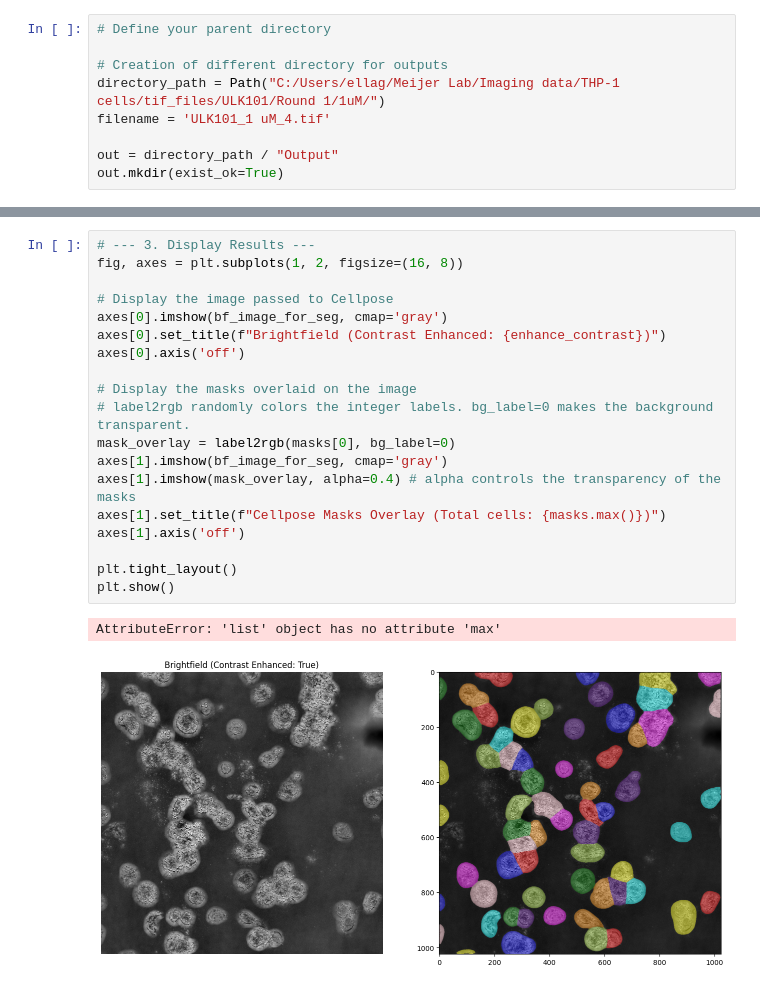
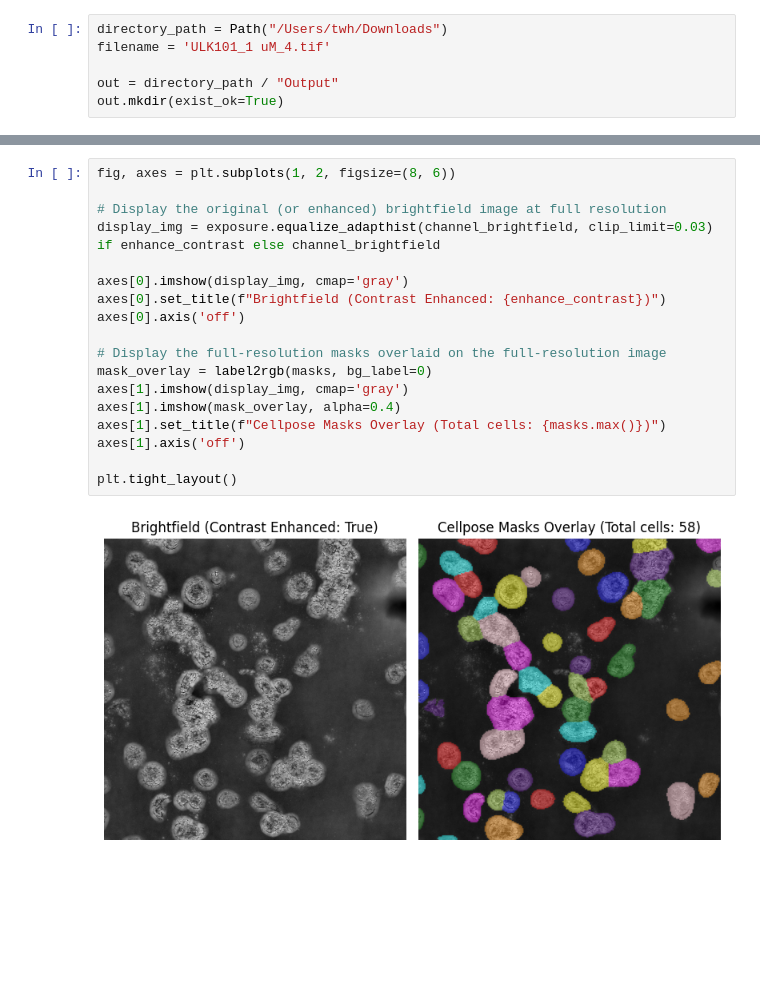
Before and after one commit to ellagiezen/lc3_colocalization, a Jupyter notebook: LC3_MAV_2.ipynb, the cells around one changed output, grey strips where cells are left out. Saved outputs shown, nothing was run; the diff lists cells and outputs as text; blank space fills up the shorter version.

```diff
--- a/LC3_MAV_2.ipynb
+++ b/LC3_MAV_2.ipynb
@@ -24,8 +27,5 @@ torch version:          2.10.0+cpu
 # %%
-# Define your parent directory
-
-# Creation of different directory for outputs
-directory_path = Path("C:/Users/ellag/Meijer Lab/Imaging data/THP-1 cells/tif_files/ULK101/Round 1/1uM/")
+directory_path = Path("/Users/twh/Downloads")
 filename = 'ULK101_1 uM_4.tif'
 
 out = directory_path / "Output"
@@ -170,22 +118,20 @@ array([[0, 0, 0, ..., 0, 0, 0],
 # %%
-# --- 3. Display Results ---
-fig, axes = plt.subplots(1, 2, figsize=(16, 8))
+fig, axes = plt.subplots(1, 2, figsize=(8, 6))
 
-# Display the image passed to Cellpose
-axes[0].imshow(bf_image_for_seg, cmap='gray')
+# Display the original (or enhanced) brightfield image at full resolution
+display_img = exposure.equalize_adapthist(channel_brightfield, clip_limit=0.03) if enhance_contrast else channel_brightfield
+
+axes[0].imshow(display_img, cmap='gray')
 axes[0].set_title(f"Brightfield (Contrast Enhanced: {enhance_contrast})")
 axes[0].axis('off')
 
-# Display the masks overlaid on the image
-# label2rgb randomly colors the integer labels. bg_label=0 makes the background transparent.
-mask_overlay = label2rgb(masks[0], bg_label=0)
-axes[1].imshow(bf_image_for_seg, cmap='gray')
-axes[1].imshow(mask_overlay, alpha=0.4) # alpha controls the transparency of the masks
+# Display the full-resolution masks overlaid on the full-resolution image
+mask_overlay = label2rgb(masks, bg_label=0)
+axes[1].imshow(display_img, cmap='gray')
+axes[1].imshow(mask_overlay, alpha=0.4)
 axes[1].set_title(f"Cellpose Masks Overlay (Total cells: {masks.max()})")
 axes[1].axis('off')
 
 plt.tight_layout()
-plt.show()
 # %% [output]
-AttributeError: 'list' object has no attribute 'max'
-[figure, old version]
+[figure, new version]
```
Also changed, not shown: parts of 24 cells of this notebook, 2 other files.
